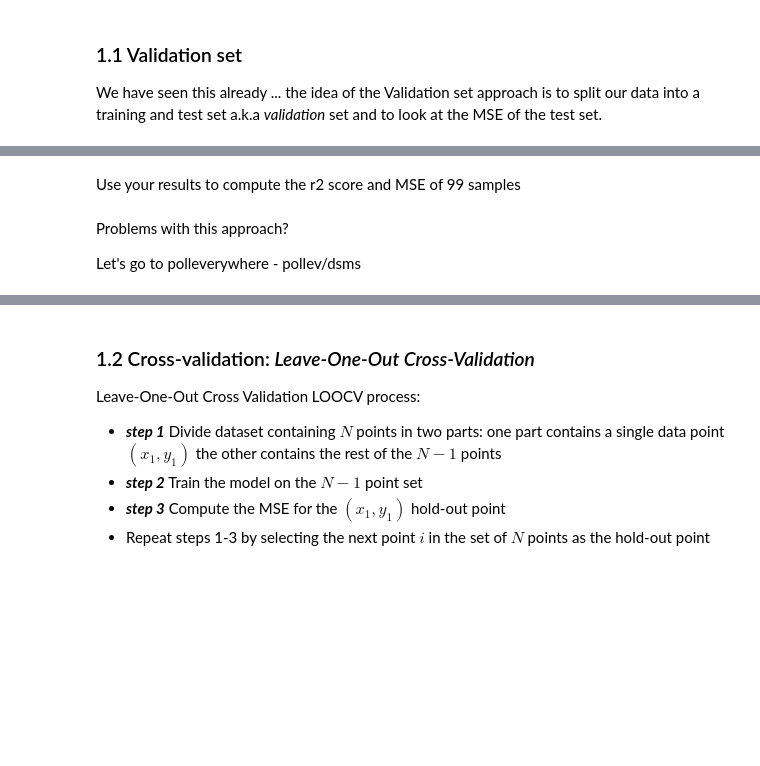
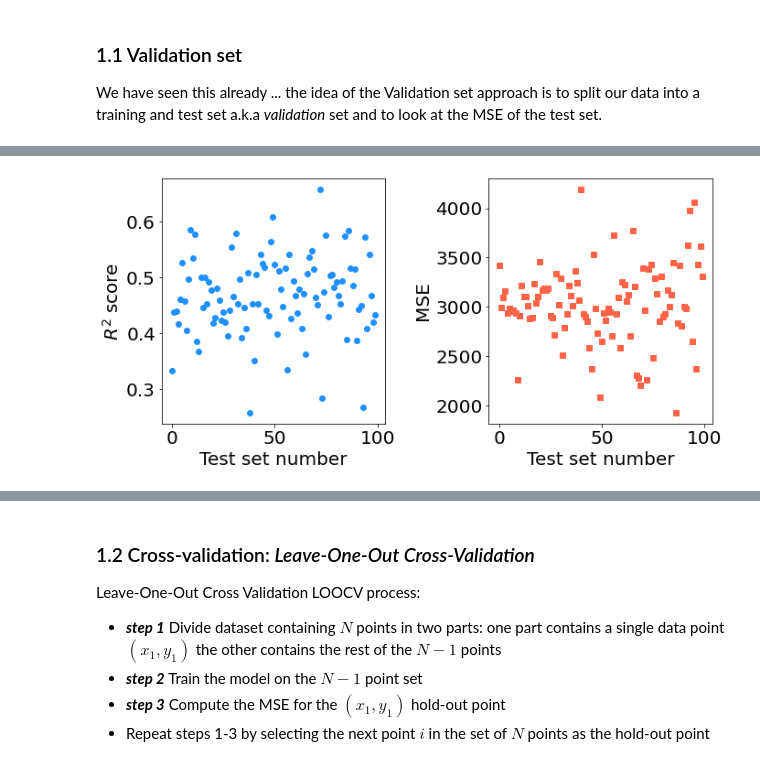
Before and after one commit to UWDIRECT/UWDIRECT.github.io, a Jupyter notebook: Wi22_content/DSMCER/L9_Resampling.ipynb, the cells around one changed output, grey strips where cells are left out. Saved outputs shown, nothing was run; the diff lists cells and outputs as text; code cells hidden in the pictures; blank space fills up the shorter version.

```diff
--- a/Wi22_content/DSMCER/L9_Resampling.ipynb
+++ b/Wi22_content/DSMCER/L9_Resampling.ipynb
@@ -100,12 +94,0 @@ def fit_predict(X, y, seed, split_fraction):
-# %% [markdown]
-Use your results to compute the r2 score and MSE of 99 samples
-# %%
-r2_list = []
-MSE_list = []
-N_test_samples = 99
-
-for i in range(N_test_samples):
-
-    # Call your fit predict function
-
-    # Store your r2 and MSE scores in the lists
@@ -114,4 +94,0 @@ for i in range(N_test_samples):
-# %% [markdown]
-Problems with this approach?
-
-Let's go to polleverywhere - pollev/dsms
@@ -117,0 +103,11 @@ Let's go to polleverywhere - pollev/dsms
+# %%
+fig, ax = plt.subplots(1,2,figsize=(10,5))
+ax[0].plot(np.arange(0, N_test_samples, 1), r2_list, 'o', color='dodgerblue' )
+ax[1].plot(np.arange(0, N_test_samples, 1), MSE_list, 's', color='tomato')
+ax[0].set_xlabel('Test set number')
+ax[0].set_ylabel('$R^2\;$score')
+ax[1].set_xlabel('Test set number')
+ax[1].set_ylabel('MSE')
+plt.tight_layout()
+# %% [output]
+[figure, added]
```
Also changed, not shown: parts of 36 cells of this notebook, 1 other file.
